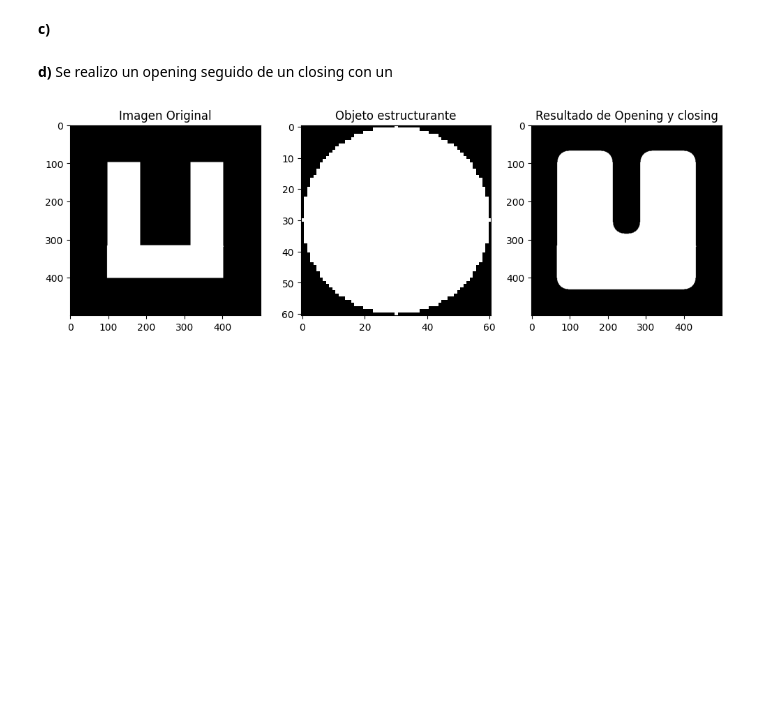
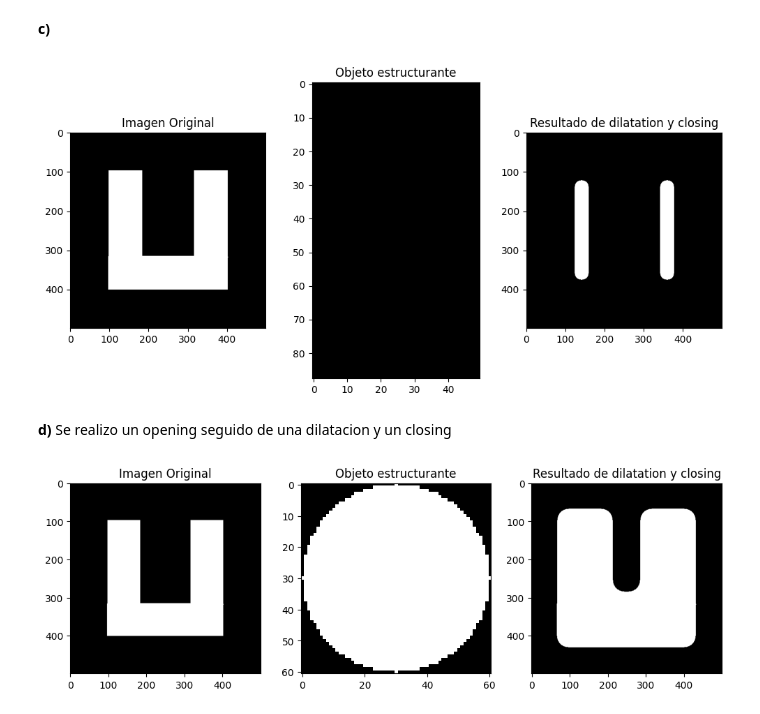
Before and after one commit to Paola-Contreras/lab01-VC, a Jupyter notebook: Lab.ipynb, the cells around one changed output. Cells and saved outputs as stored; diff of their text form; code cells hidden in the pictures; blank space fills up the shorter version.

```diff
--- a/Lab.ipynb
+++ b/Lab.ipynb
@@ -468,6 +468,31 @@ showTransformation(I, kernel, I, 'Opening y closing')
 ValueError: setting an array element with a sequence. The requested array has an inhomogeneous shape after 1 dimensions. The detected shape was (212,) + inhomogeneous part.
 # %% [markdown]
 **c)**
+# %%
+# I = getImage()
+
+# se = np.ones((200, 80))
+# se = mo.square(200)
+# print(se)
+# d = mo.erosion(d, se)
+
+# showTransformation(I, se, d, 'Opening y closing')
+
+I = getImage()
+
+se1 = np.ones((88, 60), dtype=bool)
+d = mo.opening(I, se1)
+
+se2 = mo.disk(25)
+d = mo.erosion(d, se2)
+d = mo.closing(d, se2)
+
+se2 = mo.disk(16)
+d = mo.opening(d, se2)
+
+showTransformation(I, se, d, 'dilatation y closing')
+# %% [output]
+[figure, added]
 # %% [markdown]
-**d)** Se realizo un opening seguido de un closing con un
+**d)** Se realizo un opening seguido de una dilatacion y un closing
 # %%
```
Also changed, not shown: parts of 1 cell of this notebook.
